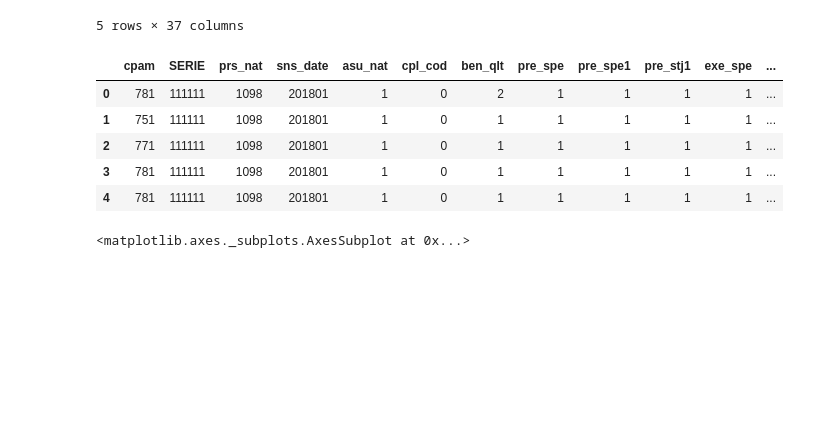
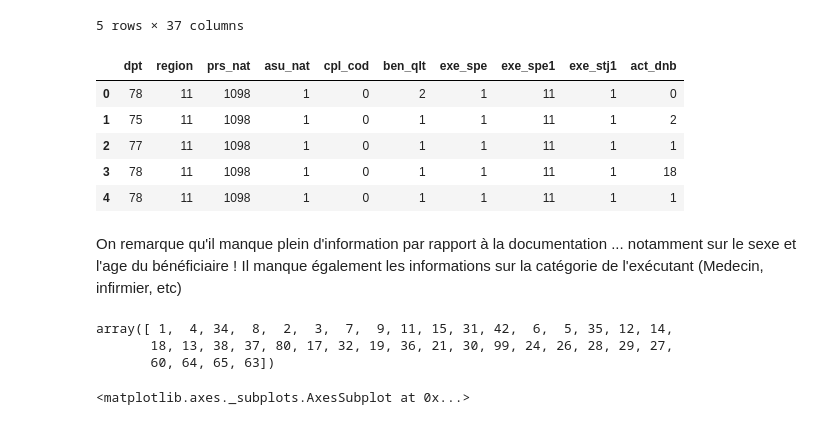
Before and after one commit to tguyet/medtrajectory_datagen, a Jupyter notebook: Data_Analysis/Public_Data_Explo.ipynb, the cells around one changed output. Saved outputs shown, nothing was run; the diff lists cells and outputs as text; code cells hidden in the pictures; blank space fills up the shorter version.

```diff
--- a/Data_Analysis/Public_Data_Explo.ipynb
+++ b/Data_Analysis/Public_Data_Explo.ipynb
@@ -747,38 +740,55 @@ damir.head()
 # %%
 #remove labels [the dataset can be downloaded without labels]
 try:
     del(damir["l_cpam"])
-    del(damir["dpt"])
+    del(damir["cpam"])
     del(damir["l_dpt"])
-    del(damir["region"])
+    #del(damir["region"])
     del(damir["l_region"])
     del(damir["l_serie"])
     del(damir["l_prs_nat"])
     del(damir["l_exe_spe"])
     del(damir["l_exe_spe1"])
     del(damir["l_exe_stj1"])
     del(damir["l_top_slm"])
     del(damir["rem_mon"])
     del(damir["rec_mon"])
     del(damir["dep_mon"])
     del(damir["act_coe"])
+    del(damir["asu_nat"])
     del(damir["l_asu_nat"])
     del(damir["l_cpl_cod"])
+    del(damir["pre_spe"])
     del(damir["l_pre_spe"])
+    del(damir["pre_spe1"])
     del(damir["l_pre_spe1"])
+    del(damir["pre_stj1"])
     del(damir["l_pre_stj1"])
     del(damir["REM_TAU"])
     del(damir["l_ben_qlt"])
+    del(damir["sns_date"])
+    del(damir["SERIE"])
+    del(damir["top_slm"])
+    del(damir["ben_qlt"])
 except:
     pass
 damir.head()
 # %% [output]
-|  | cpam | SERIE | prs_nat | sns_date | asu_nat | cpl_cod | ben_qlt | pre_spe | pre_spe1 | pre_stj1 | exe_spe | ... |
-| 0 | 781 | 111111 | 1098 | 201801 | 1 | 0 | 2 | 1 | 1 | 1 | 1 | ... |
-| 1 | 751 | 111111 | 1098 | 201801 | 1 | 0 | 1 | 1 | 1 | 1 | 1 | ... |
-| 2 | 771 | 111111 | 1098 | 201801 | 1 | 0 | 1 | 1 | 1 | 1 | 1 | ... |
-| 3 | 781 | 111111 | 1098 | 201801 | 1 | 0 | 1 | 1 | 1 | 1 | 1 | ... |
-| 4 | 781 | 111111 | 1098 | 201801 | 1 | 0 | 1 | 1 | 1 | 1 | 1 | ... |
+|  | dpt | region | prs_nat | asu_nat | cpl_cod | ben_qlt | exe_spe | exe_spe1 | exe_stj1 | act_dnb |
+| 0 | 78 | 11 | 1098 | 1 | 0 | 2 | 1 | 11 | 1 | 0 |
+| 1 | 75 | 11 | 1098 | 1 | 0 | 1 | 1 | 11 | 1 | 2 |
+| 2 | 77 | 11 | 1098 | 1 | 0 | 1 | 1 | 11 | 1 | 1 |
+| 3 | 78 | 11 | 1098 | 1 | 0 | 1 | 1 | 11 | 1 | 18 |
+| 4 | 78 | 11 | 1098 | 1 | 0 | 1 | 1 | 11 | 1 | 1 |
+# %% [markdown]
+On remarque qu'il manque plein d'information par rapport à la documentation ... notamment sur le sexe et l'age du bénéficiaire !
+Il manque également les informations sur la catégorie de l'exécutant (Medecin, infirmier, etc)
+# %%
+damir['exe_spe'].unique()
+# %% [output]
+array([ 1,  4, 34,  8,  2,  3,  7,  9, 11, 15, 31, 42,  6,  5, 35, 12, 14,
+       18, 13, 38, 37, 80, 17, 32, 19, 36, 21, 30, 99, 24, 26, 28, 29, 27,
+       60, 64, 65, 63])
 # %%
 damir['prs_nat'].plot.hist(bins=1000)
 # %% [output]
```
Also changed, not shown: parts of 39 cells of this notebook, 4 other files.
